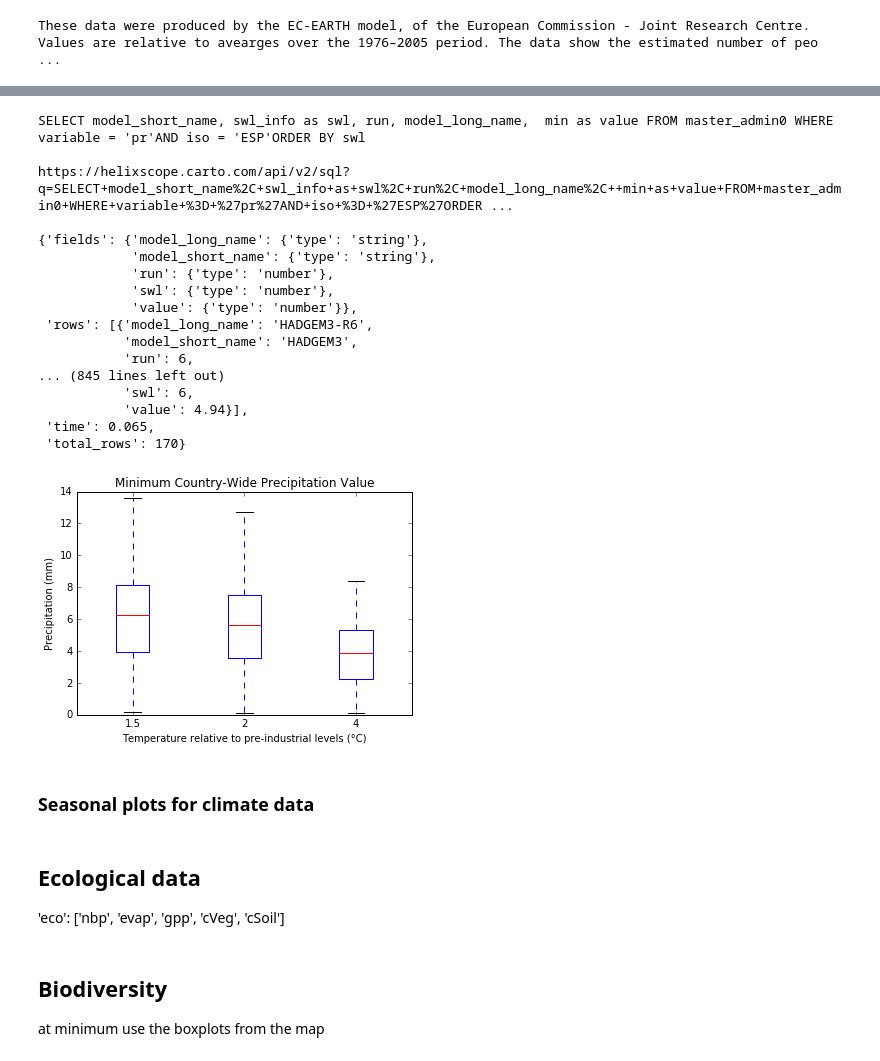
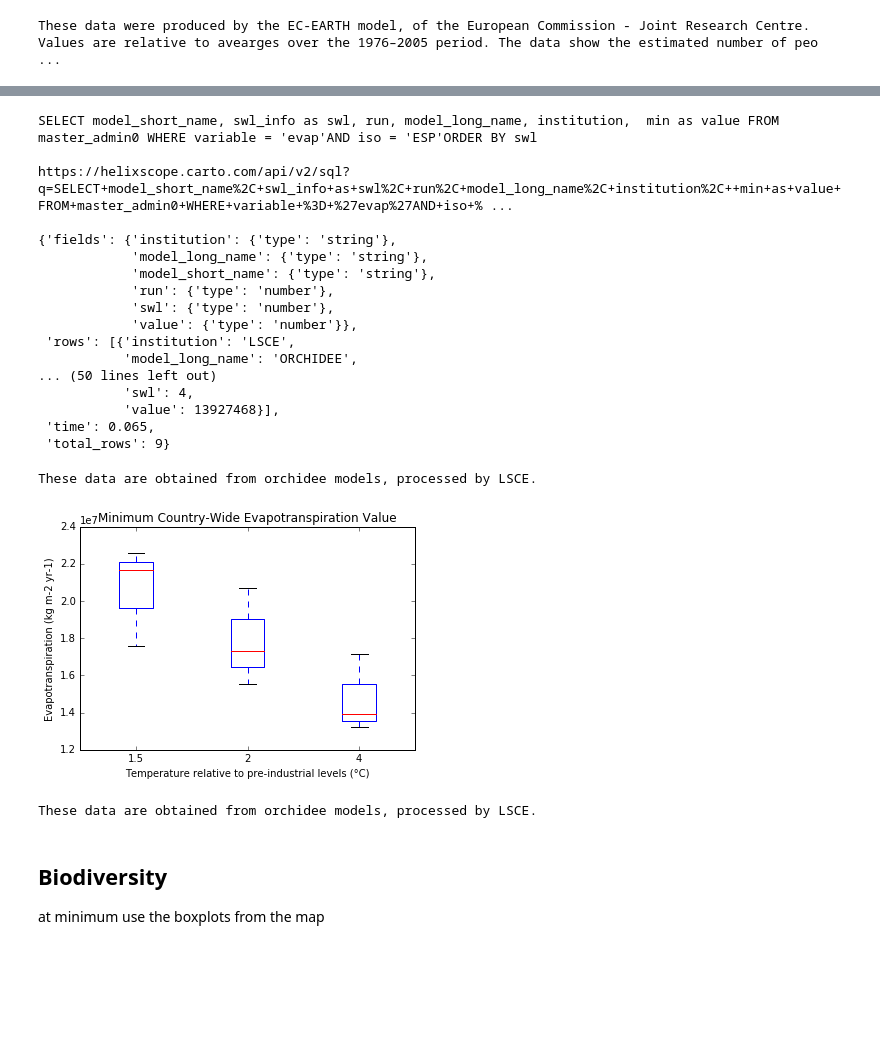
Before and after one commit to Vizzuality/helix-scope-data, a Jupyter notebook: work/backend_examples.ipynb, the cells around one changed output, grey strips where cells are left out. Saved outputs shown, nothing was run; the diff lists cells and outputs as text; code cells hidden in the pictures; blank space fills up the shorter version.

Commit message:
ecological and climatological data can go in the same plot type, seperated by impact tag. Added dynamic sentence too

```diff
--- a/work/backend_examples.ipynb
+++ b/work/backend_examples.ipynb
@@ -1211,10 +1221,10 @@ Remeber we have a mapping to human readable menu items for both of these items.
 # %%
 table_name = 'master_admin0'
-var_name = 'pr'      # ['ts','tx','tn', 'pr']
+var_name = 'evap'      # ['ts','tx','tn', 'pr', 'nbp', 'evap', 'gpp', 'cVeg', 'cSoil']
 attribute = 'min'   # ['max', 'min','mean','std']
 iso = 'ESP'
 
-query=("SELECT model_short_name, swl_info as swl, run, model_long_name,  {0} as value "
+query=("SELECT model_short_name, swl_info as swl, run, model_long_name, institution,  {0} as value "
        "FROM {1} "
        "WHERE variable = '{3}'"
        "AND iso = '{4}'"
@@ -1231,63 +1241,80 @@ r = requests.get(urlCarto, params=sql)
 print(r.url,'\n')
 pprint.pprint(r.json())
 # %% [output]
-SELECT model_short_name, swl_info as swl, run, model_long_name,  min as value FROM master_admin0 WHERE variable = 'pr'AND iso = 'ESP'ORDER BY swl
+SELECT model_short_name, swl_info as swl, run, model_long_name, institution,  min as value FROM master_admin0 WHERE variable = 'evap'AND iso = 'ESP'ORDER BY swl
 
-https://helixscope.carto.com/api/v2/sql?q=SELECT+model_short_name%2C+swl_info+as+swl%2C+run%2C+model_long_name%2C++min+as+value+FROM+master_admin0+WHERE+variable+%3D+%27pr%27AND+iso+%3D+%27ESP%27ORDER ...
+https://helixscope.carto.com/api/v2/sql?q=SELECT+model_short_name%2C+swl_info+as+swl%2C+run%2C+model_long_name%2C+institution%2C++min+as+value+FROM+master_admin0+WHERE+variable+%3D+%27evap%27AND+iso+% ...
 
-{'fields': {'model_long_name': {'type': 'string'},
+{'fields': {'institution': {'type': 'string'},
+            'model_long_name': {'type': 'string'},
             'model_short_name': {'type': 'string'},
             'run': {'type': 'number'},
             'swl': {'type': 'number'},
             'value': {'type': 'number'}},
- 'rows': [{'model_long_name': 'HADGEM3-R6',
-           'model_short_name': 'HADGEM3',
-           'run': 6,
-... (845 lines left out)
-           'swl': 6,
-           'value': 4.94}],
+ 'rows': [{'institution': 'LSCE',
+           'model_long_name': 'ORCHIDEE',
+... (50 lines left out)
+           'swl': 4,
+           'value': 13927468}],
  'time': 0.065,
- 'total_rows': 170}
+ 'total_rows': 9}
+# %%
+tmp_categories = []
+tmp_institutes = []
+for swl in [1.5, 2, 4]:
+    tmp_categories.append(d_by_swl[swl]['categories'])
+    tmp_institutes.append(d_by_swl[swl]['institutions'])
+
+
+dynamic_sentence = ("These data are obtained from {} models, processed by {}."
+                    "".format(
+                    ', '.join(list(set(np.array(tmp_categories).flatten()))),
+                    ', '.join(list(set(np.array(tmp_institutes).flatten())))
+                            )
+                    )
+
+print(dynamic_sentence)
+# %% [output]
+These data are obtained from orchidee models, processed by LSCE.
 # %%
 # Example of constructing the multi-boxplot (which you can re-factor to your language / library of choice)
 d = r.json()
 
 d_by_swl = {}
 for swl in [1.5, 2, 4]:
     data = []
     individual_point_labels = []
     categories = []
+    institutions = []
     for row in d.get('rows'):
         if row.get('swl') == swl:
             data.append(row.get('value', None))
             individual_point_labels.append(row.get('model_long_name'))
             categories.append(row.get('model_short_name'))
+            institutions.append(row.get('institution'))
     d_by_swl[swl] = {'categories': categories,
+                     'institutions':institutions,
                      'individual_point_labels':individual_point_labels,
                      'data': data,
                     }
 
 
 dynamic_title = "{1} country-wide {0} value".format(short_name_json[var_name],
                                                     attribute_jsons[attribute]).title()
 
 
 # --- PLOTING DEMO ----
 data = [np.array(d_by_swl[1.5]['data']), np.array(d_by_swl[2]['data']), np.array(d_by_swl[4]['data'])]
 plt.boxplot(data, 0, '', 1 )
 plt.xticks([1,2,3],['1.5','2','4'])
 plt.title(dynamic_title)
 plt.ylabel(fig_labeles_json[var_name])
 plt.xlabel(fig_labeles_json['swl'])
 plt.show()
+print(dynamic_sentence)  # <-- this should be in more info on click
 # %% [output]
-[figure, old version]
+[figure, new version]
+These data are obtained from orchidee models, processed by LSCE.
-# %% [markdown]
-### Seasonal plots for climate data
-# %% [markdown]
-## Ecological data
-
-'eco': ['nbp', 'evap', 'gpp', 'cVeg', 'cSoil']
 # %% [markdown]
 ## Biodiversity
 
```
Also changed, not shown: parts of 1 cell of this notebook.
